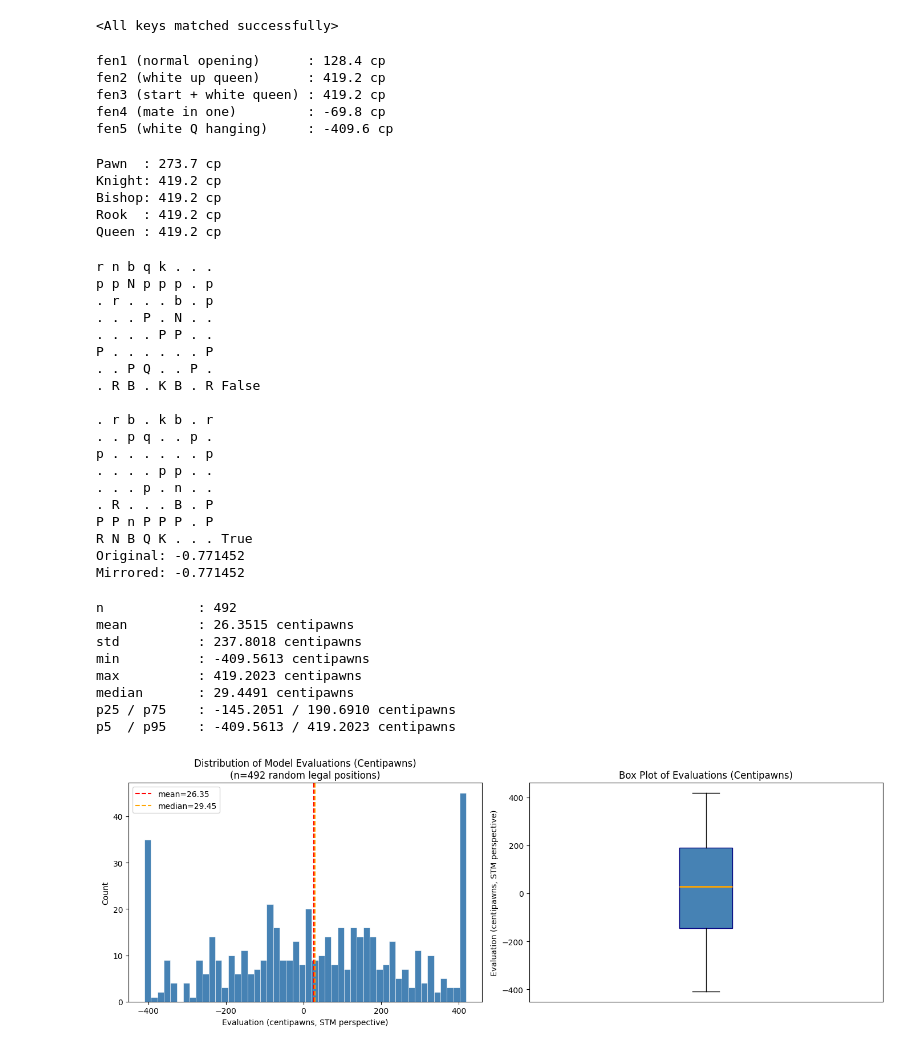
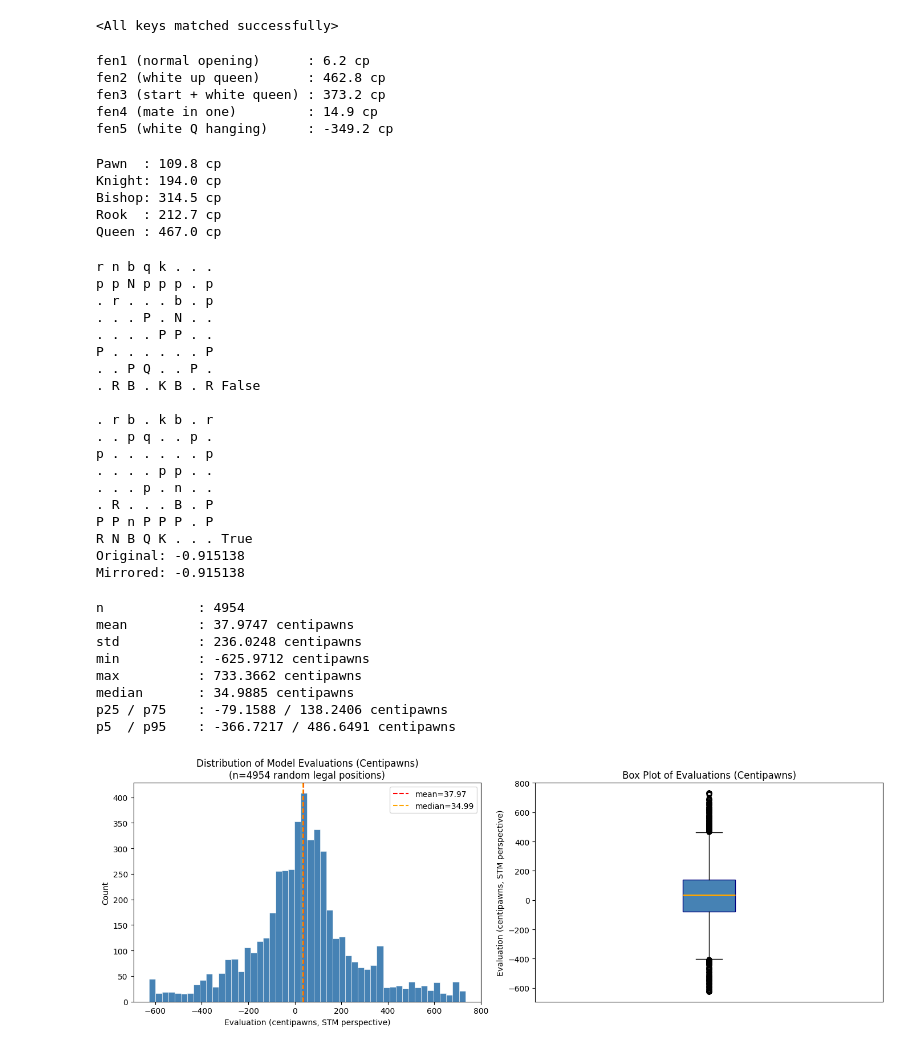
Before and after one commit to hyperburn777/chess-engine, a Jupyter notebook: ml/test.ipynb, the cells around one changed output. Saved outputs shown, nothing was run; the diff lists cells and outputs as text; code cells hidden in the pictures.

```diff
--- a/ml/test.ipynb
+++ b/ml/test.ipynb
@@ -39,7 +39,7 @@ print(device)
 mps
 # %%
 model = NNUE().to(device)
-checkpoint = torch.load("nnue_checkpoints/chess_model_large_final.pt", map_location=torch.device('cpu')) # cuda trained needs this key
+checkpoint = torch.load("nnue_checkpoints/chess_model_step_20000.pt", map_location=torch.device('cpu')) # cuda trained needs this key
 model.load_state_dict(checkpoint["model_state_dict"])
 # %% [output]
 <All keys matched successfully>
@@ -68,11 +68,11 @@ def test1_common_sense(model, device, undo=False):
 #test1_common_sense(model, device)
 test1_common_sense(model, device, True)
 # %% [output]
-fen1 (normal opening)      : 128.4 cp
-fen2 (white up queen)      : 419.2 cp
-fen3 (start + white queen) : 419.2 cp
-fen4 (mate in one)         : -69.8 cp
-fen5 (white Q hanging)     : -409.6 cp
+fen1 (normal opening)      : 6.2 cp
+fen2 (white up queen)      : 462.8 cp
+fen3 (start + white queen) : 373.2 cp
+fen4 (mate in one)         : 14.9 cp
+fen5 (white Q hanging)     : -349.2 cp
 # %%
 # test2: can the model value pieces; add a pawn, add a knight, add a bishop, add a rook, add a queen and should be < <= < <
 def test_piece_values(model, device, undo=False):
@@ -105,11 +105,11 @@ def test_piece_values(model, device, undo=False):
 
 test_piece_values(model, device, True)
 # %% [output]
-Pawn  : 273.7 cp
-Knight: 419.2 cp
-Bishop: 419.2 cp
-Rook  : 419.2 cp
-Queen : 419.2 cp
+Pawn  : 109.8 cp
+Knight: 194.0 cp
+Bishop: 314.5 cp
+Rook  : 212.7 cp
+Queen : 467.0 cp
 # %%
 # test3: sanity check if symmetry is correct
 def test_color_symmetry(model, device, undo=False):
@@ -150,8 +150,8 @@ p . . . . . . p
 . R . . . B . P
 P P n P P P . P
 R N B Q K . . . True
-Original: -0.771452
-Mirrored: -0.771452
+Original: -0.915138
+Mirrored: -0.915138
 # %%
 # test4: evaluate distribution of model scores on random legal positions
 def generate_random_position(min_moves=10, max_moves=80):
@@ -187,40 +187,40 @@ def test4_random_eval_distribution(model, device, n_positions=500, seed=42, undo
     print(f"median       : {np.median(display):.4f} {unit}")
     print(f"p25 / p75    : {np.percentile(display, 25):.4f} / {np.percentile(display, 75):.4f} {unit}")
     print(f"p5  / p95    : {np.percentile(display, 5):.4f} / {np.percentile(display, 95):.4f} {unit}")
 
     xlabel = f"Evaluation ({unit}, STM perspective)"
     title_unit = "Centipawns" if undo else "Tanh Score [-1, 1]"
 
     fig, axes = plt.subplots(1, 2, figsize=(14, 5))
 
     axes[0].hist(display, bins=50, color="steelblue", edgecolor="white", linewidth=0.4)
     axes[0].axvline(display.mean(), color="red", linestyle="--", label=f"mean={display.mean():.2f}")
     axes[0].axvline(np.median(display), color="orange", linestyle="--", label=f"median={np.median(display):.2f}")
     axes[0].set_xlabel(xlabel)
     axes[0].set_ylabel("Count")
     axes[0].set_title(f"Distribution of Model Evaluations ({title_unit})\n(n={len(display)} random legal positions)")
     axes[0].legend()
 
     axes[1].boxplot(display, vert=True, patch_artist=True,
                     boxprops=dict(facecolor="steelblue", color="navy"),
                     medianprops=dict(color="orange", linewidth=2))
     axes[1].set_ylabel(xlabel)
     axes[1].set_title(f"Box Plot of Evaluations ({title_unit})")
     axes[1].set_xticks([])
 
     plt.tight_layout()
     plt.show()
 
     return scores
 
-scores = test4_random_eval_distribution(model, device, n_positions=500, undo=True)
+scores = test4_random_eval_distribution(model, device, n_positions=5000, undo=True)
 # %% [output]
-n            : 492
-mean         : 26.3515 centipawns
-std          : 237.8018 centipawns
-min          : -409.5613 centipawns
-max          : 419.2023 centipawns
-median       : 29.4491 centipawns
-p25 / p75    : -145.2051 / 190.6910 centipawns
-p5  / p95    : -409.5613 / 419.2023 centipawns
+n            : 4954
+mean         : 37.9747 centipawns
+std          : 236.0248 centipawns
+min          : -625.9712 centipawns
+max          : 733.3662 centipawns
+median       : 34.9885 centipawns
+p25 / p75    : -79.1588 / 138.2406 centipawns
+p5  / p95    : -366.7217 / 486.6491 centipawns
-[figure, old version]
+[figure, new version]
```
Also changed, not shown: parts of 1 cell of this notebook, 2 other files.
